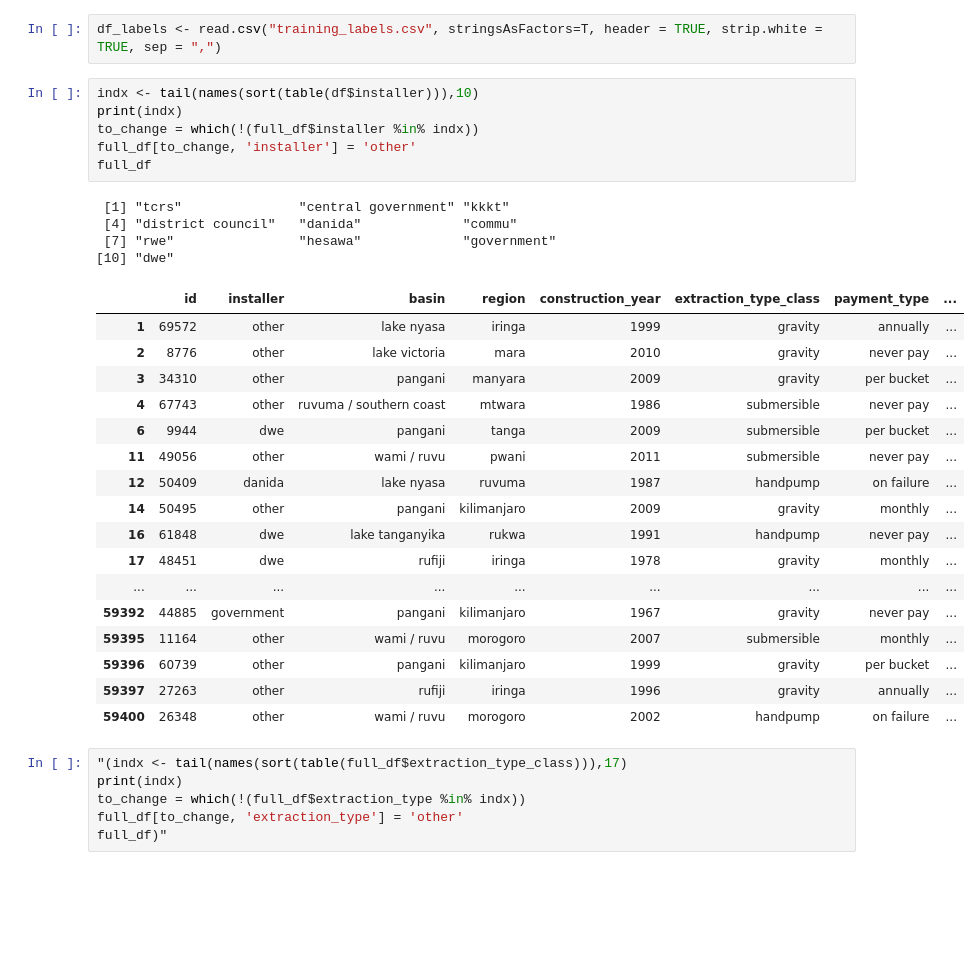
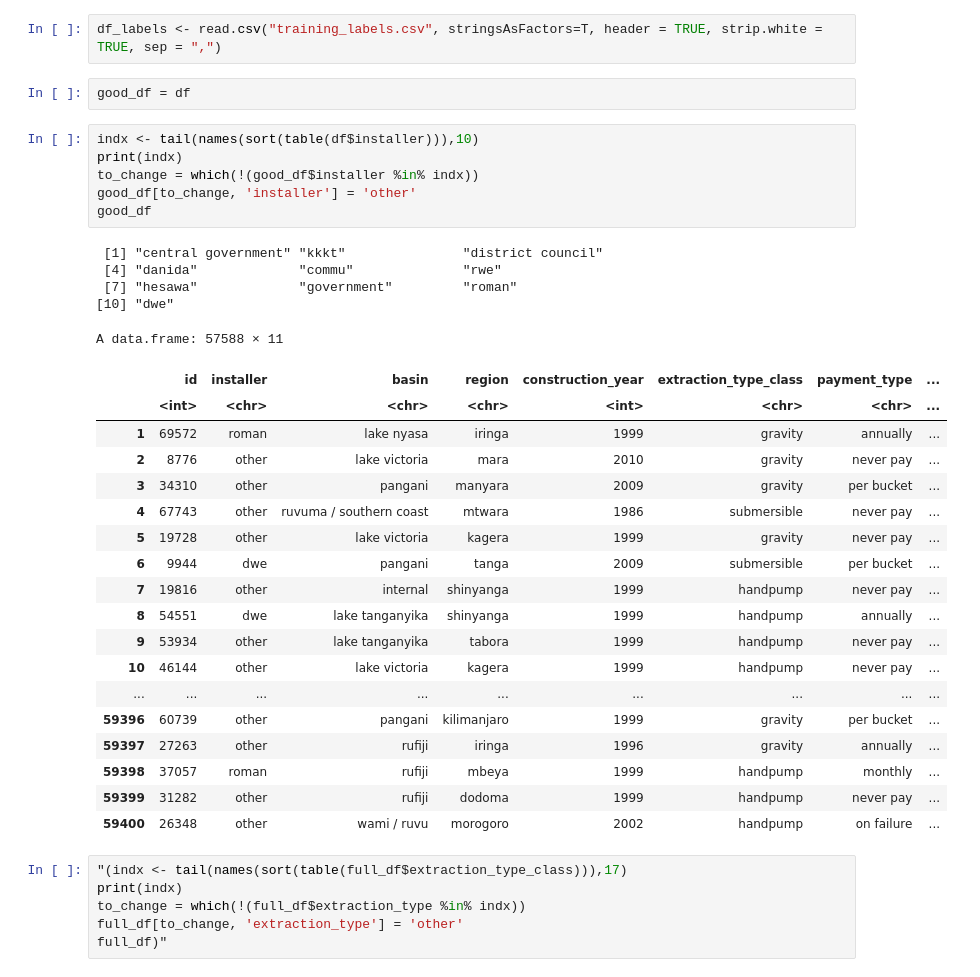
Before and after one commit to aguzga/STAT_FOUND, a Jupyter notebook: ReportTemplate.ipynb, the cells around one changed output. Drawn from its saved outputs; the diff is of its cells as text; blank space fills up the shorter version.

```diff
--- a/ReportTemplate.ipynb
+++ b/ReportTemplate.ipynb
@@ -123,32 +194,36 @@ Time difference of 6.02283 mins
 # %%
 df_labels <- read.csv("training_labels.csv", stringsAsFactors=T, header = TRUE, strip.white = TRUE, sep = ",")
+# %%
+good_df = df
 # %%
 indx <- tail(names(sort(table(df$installer))),10)
 print(indx)
-to_change = which(!(full_df$installer %in% indx))
-full_df[to_change, 'installer'] = 'other'
-full_df
+to_change = which(!(good_df$installer %in% indx))
+good_df[to_change, 'installer'] = 'other'
+good_df
 # %% [output]
- [1] "tcrs"               "central government" "kkkt"
- [4] "district council"   "danida"             "commu"
- [7] "rwe"                "hesawa"             "government"
+ [1] "central government" "kkkt"               "district council"
+ [4] "danida"             "commu"              "rwe"
+ [7] "hesawa"             "government"         "roman"
 [10] "dwe"
+A data.frame: 57588 × 11
 |  | id | installer | basin | region | construction_year | extraction_type_class | payment_type | ... |
-| 1 | 69572 | other | lake nyasa | iringa | 1999 | gravity | annually | ... |
+|  | <int> | <chr> | <chr> | <chr> | <int> | <chr> | <chr> | ... |
+| 1 | 69572 | roman | lake nyasa | iringa | 1999 | gravity | annually | ... |
 | 2 | 8776 | other | lake victoria | mara | 2010 | gravity | never pay | ... |
 | 3 | 34310 | other | pangani | manyara | 2009 | gravity | per bucket | ... |
 | 4 | 67743 | other | ruvuma / southern coast | mtwara | 1986 | submersible | never pay | ... |
+| 5 | 19728 | other | lake victoria | kagera | 1999 | gravity | never pay | ... |
 | 6 | 9944 | dwe | pangani | tanga | 2009 | submersible | per bucket | ... |
-| 11 | 49056 | other | wami / ruvu | pwani | 2011 | submersible | never pay | ... |
-| 12 | 50409 | danida | lake nyasa | ruvuma | 1987 | handpump | on failure | ... |
-| 14 | 50495 | other | pangani | kilimanjaro | 2009 | gravity | monthly | ... |
-| 16 | 61848 | dwe | lake tanganyika | rukwa | 1991 | handpump | never pay | ... |
-| 17 | 48451 | dwe | rufiji | iringa | 1978 | gravity | monthly | ... |
+| 7 | 19816 | other | internal | shinyanga | 1999 | handpump | never pay | ... |
+| 8 | 54551 | dwe | lake tanganyika | shinyanga | 1999 | handpump | annually | ... |
+| 9 | 53934 | other | lake tanganyika | tabora | 1999 | handpump | never pay | ... |
+| 10 | 46144 | other | lake victoria | kagera | 1999 | handpump | never pay | ... |
 | ... | ... | ... | ... | ... | ... | ... | ... | ... |
-| 59392 | 44885 | government | pangani | kilimanjaro | 1967 | gravity | never pay | ... |
-| 59395 | 11164 | other | wami / ruvu | morogoro | 2007 | submersible | monthly | ... |
 | 59396 | 60739 | other | pangani | kilimanjaro | 1999 | gravity | per bucket | ... |
 | 59397 | 27263 | other | rufiji | iringa | 1996 | gravity | annually | ... |
+| 59398 | 37057 | roman | rufiji | mbeya | 1999 | handpump | monthly | ... |
+| 59399 | 31282 | other | rufiji | dodoma | 1999 | handpump | never pay | ... |
 | 59400 | 26348 | other | wami / ruvu | morogoro | 2002 | handpump | on failure | ... |
 # %%
 "(indx <- tail(names(sort(table(full_df$extraction_type_class))),17)
```
Also changed, not shown: parts of 38 cells of this notebook.
